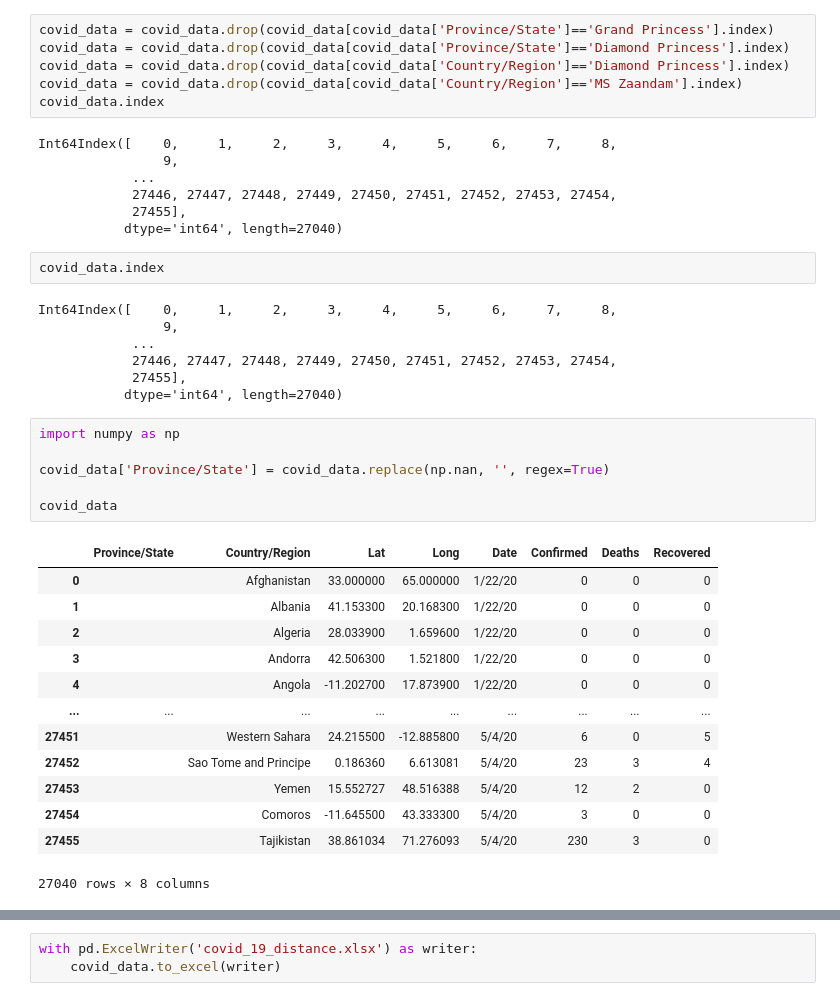
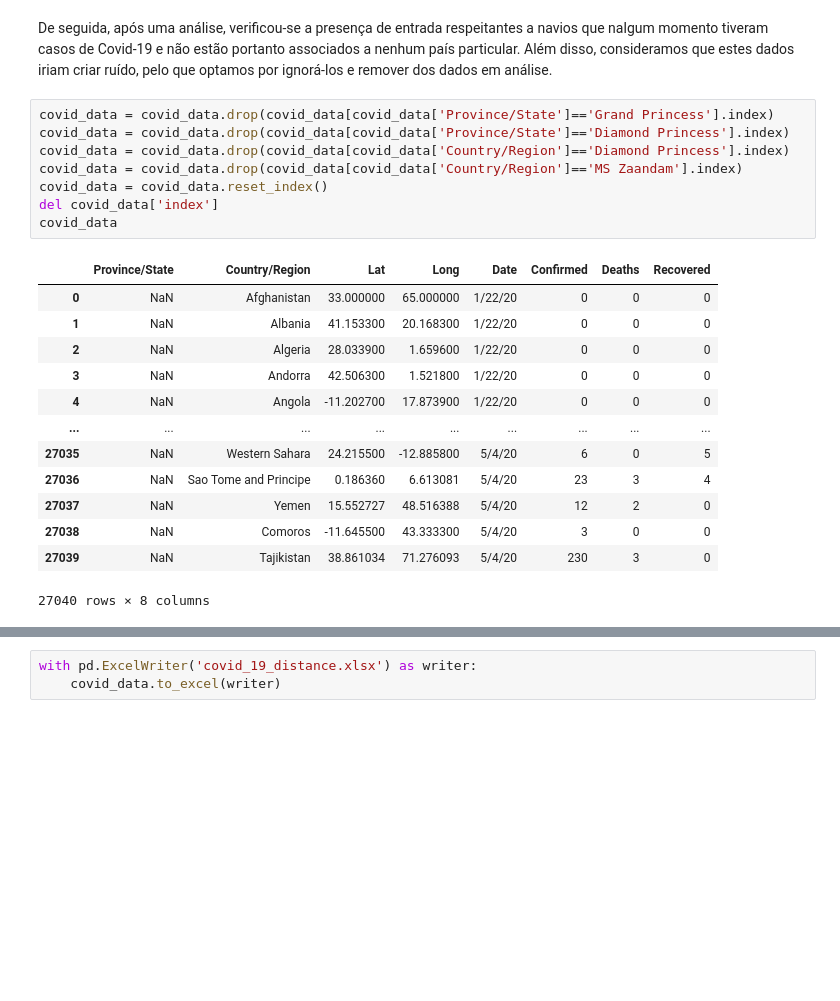
Before and after one commit to JoaoRicardoCardoso/MIEIC_IART_19_PROJ, a Jupyter notebook: PROJ2/Distance.Epi.ipynb, the cells around one changed output, grey strips where cells are left out. Cells and saved outputs as stored; diff of their text form; blank space fills up the shorter version.

```diff
--- a/PROJ2/Distance.Epi.ipynb
+++ b/PROJ2/Distance.Epi.ipynb
@@ -17,45 +34,28 @@ covid_data.drop_duplicates()
 | 27454 | NaN | Comoros | -11.645500 | 43.333300 | 5/4/20 | 3 | 0 | 0 |
 | 27455 | NaN | Tajikistan | 38.861034 | 71.276093 | 5/4/20 | 230 | 3 | 0 |
 27456 rows × 8 columns
+# %% [markdown]
+De seguida, após uma análise, verificou-se a presença de entrada respeitantes a navios que nalgum momento tiveram casos de Covid-19 e não estão portanto associados a nenhum país particular.
+Além disso, consideramos que estes dados iriam criar ruído, pelo que optamos por ignorá-los e remover dos dados em análise.
 # %%
 covid_data = covid_data.drop(covid_data[covid_data['Province/State']=='Grand Princess'].index)
 covid_data = covid_data.drop(covid_data[covid_data['Province/State']=='Diamond Princess'].index)
 covid_data = covid_data.drop(covid_data[covid_data['Country/Region']=='Diamond Princess'].index)
 covid_data = covid_data.drop(covid_data[covid_data['Country/Region']=='MS Zaandam'].index)
-covid_data.index
+covid_data = covid_data.reset_index()
+del covid_data['index']
+covid_data
 # %% [output]
+|  | Province/State | Country/Region | Lat | Long | Date | Confirmed | Deaths | Recovered |
+| 0 | NaN | Afghanistan | 33.000000 | 65.000000 | 1/22/20 | 0 | 0 | 0 |
+| 1 | NaN | Albania | 41.153300 | 20.168300 | 1/22/20 | 0 | 0 | 0 |
+| 2 | NaN | Algeria | 28.033900 | 1.659600 | 1/22/20 | 0 | 0 | 0 |
+| 3 | NaN | Andorra | 42.506300 | 1.521800 | 1/22/20 | 0 | 0 | 0 |
+| 4 | NaN | Angola | -11.202700 | 17.873900 | 1/22/20 | 0 | 0 | 0 |
+| ... | ... | ... | ... | ... | ... | ... | ... | ... |
+| 27035 | NaN | Western Sahara | 24.215500 | -12.885800 | 5/4/20 | 6 | 0 | 5 |
+| 27036 | NaN | Sao Tome and Principe | 0.186360 | 6.613081 | 5/4/20 | 23 | 3 | 4 |
+| 27037 | NaN | Yemen | 15.552727 | 48.516388 | 5/4/20 | 12 | 2 | 0 |
+| 27038 | NaN | Comoros | -11.645500 | 43.333300 | 5/4/20 | 3 | 0 | 0 |
+| 27039 | NaN | Tajikistan | 38.861034 | 71.276093 | 5/4/20 | 230 | 3 | 0 |
-Int64Index([    0,     1,     2,     3,     4,     5,     6,     7,     8,
-                9,
-            ...
-            27446, 27447, 27448, 27449, 27450, 27451, 27452, 27453, 27454,
-            27455],
-           dtype='int64', length=27040)
+27040 rows × 8 columns
-# %%
-covid_data.index
-# %% [output]
-Int64Index([    0,     1,     2,     3,     4,     5,     6,     7,     8,
-                9,
-            ...
-            27446, 27447, 27448, 27449, 27450, 27451, 27452, 27453, 27454,
-            27455],
-           dtype='int64', length=27040)
-# %%
-import numpy as np
-
-covid_data['Province/State'] = covid_data.replace(np.nan, '', regex=True)
-
-covid_data
-# %% [output]
-|  | Province/State | Country/Region | Lat | Long | Date | Confirmed | Deaths | Recovered |
-| 0 |  | Afghanistan | 33.000000 | 65.000000 | 1/22/20 | 0 | 0 | 0 |
-| 1 |  | Albania | 41.153300 | 20.168300 | 1/22/20 | 0 | 0 | 0 |
-| 2 |  | Algeria | 28.033900 | 1.659600 | 1/22/20 | 0 | 0 | 0 |
-| 3 |  | Andorra | 42.506300 | 1.521800 | 1/22/20 | 0 | 0 | 0 |
-| 4 |  | Angola | -11.202700 | 17.873900 | 1/22/20 | 0 | 0 | 0 |
-| ... | ... | ... | ... | ... | ... | ... | ... | ... |
-| 27451 |  | Western Sahara | 24.215500 | -12.885800 | 5/4/20 | 6 | 0 | 5 |
-| 27452 |  | Sao Tome and Principe | 0.186360 | 6.613081 | 5/4/20 | 23 | 3 | 4 |
-| 27453 |  | Yemen | 15.552727 | 48.516388 | 5/4/20 | 12 | 2 | 0 |
-| 27454 |  | Comoros | -11.645500 | 43.333300 | 5/4/20 | 3 | 0 | 0 |
-| 27455 |  | Tajikistan | 38.861034 | 71.276093 | 5/4/20 | 230 | 3 | 0 |
-27040 rows × 8 columns
```
Also changed, not shown: parts of 11 cells of this notebook, 1 other file.
